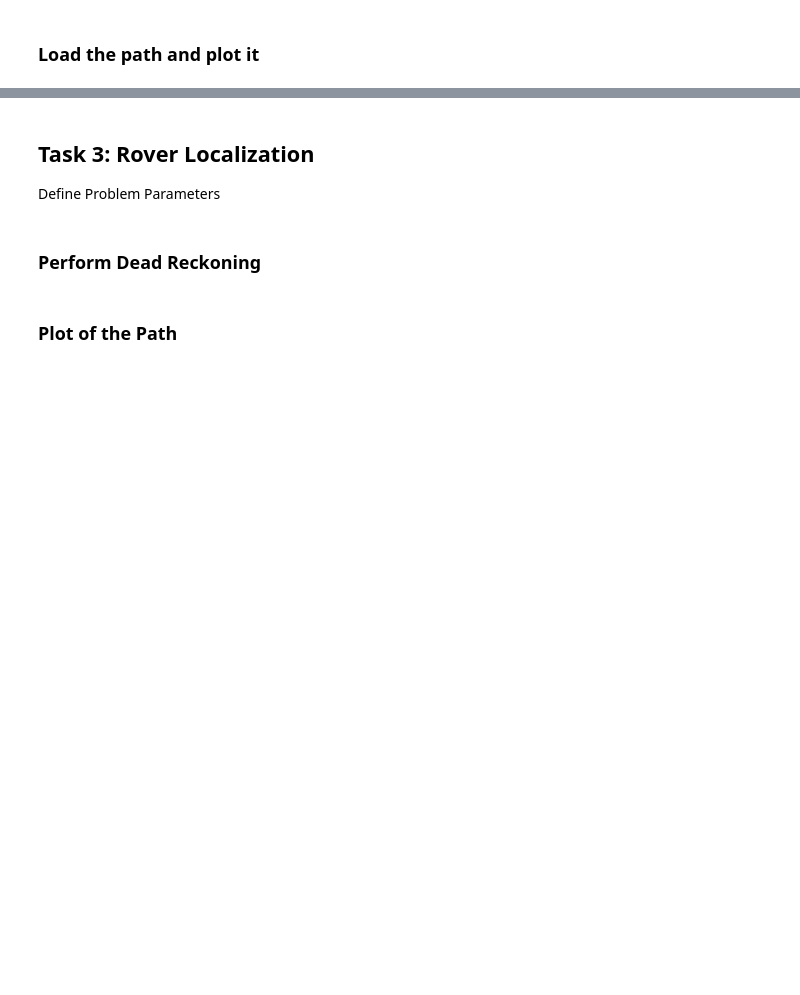
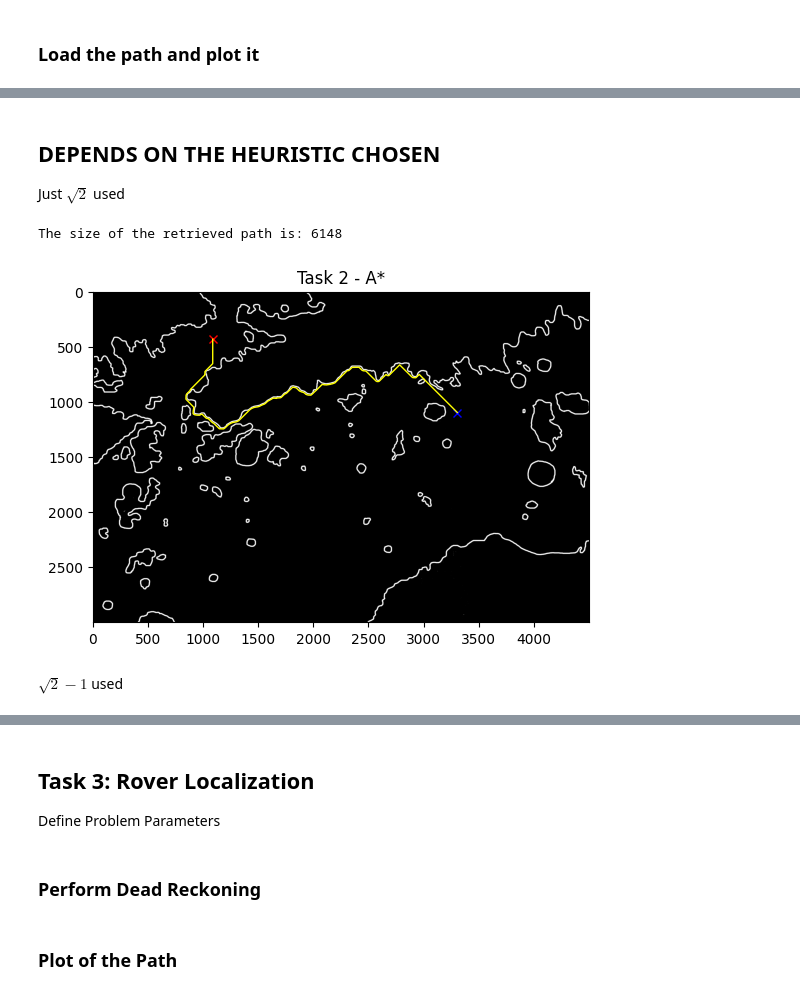
Before and after one commit to SwellPoem/Curiosity_Rover_proj, a Jupyter notebook: main.ipynb, the cells around one changed output, grey strips where cells are left out. Drawn from its saved outputs; the diff is of its cells as text; code cells hidden in the pictures; blank space fills up the shorter version.

```diff
--- a/main.ipynb
+++ b/main.ipynb
@@ -337,0 +357,19 @@ NameError: name 'path' is not defined
+# %% [markdown]
+## DEPENDS ON THE HEURISTIC CHOSEN
+Just $\sqrt2$ used
+# %%
+data = np.load('Data/pathSqrt.npy')  #remenmber to change the name of the file
+path = np.array(data)
+print('The size of the retrieved path is:', path.size)
+plt.figure("Task 2")
+plt.title("Task 2 - A*")
+plt.imshow(obstacleMap, cmap='gray')
+plt.plot([A_star_start_ind[1]], [A_star_start_ind[0]], color='blue', marker='x', markersize=6)
+plt.plot([A_star_goal_ind[1]], [A_star_goal_ind[0]], color='red', marker='x', markersize=6)
+plt.plot(path[:, 1], path[:, 0], c='yellow', linestyle='-', linewidth=1)
+plt.show()
+# %% [output]
+The size of the retrieved path is: 6148
+[figure, added]
+# %% [markdown]
+$\sqrt2 -1$ used
```
Also changed, not shown: parts of 15 cells of this notebook, 6 other files.
